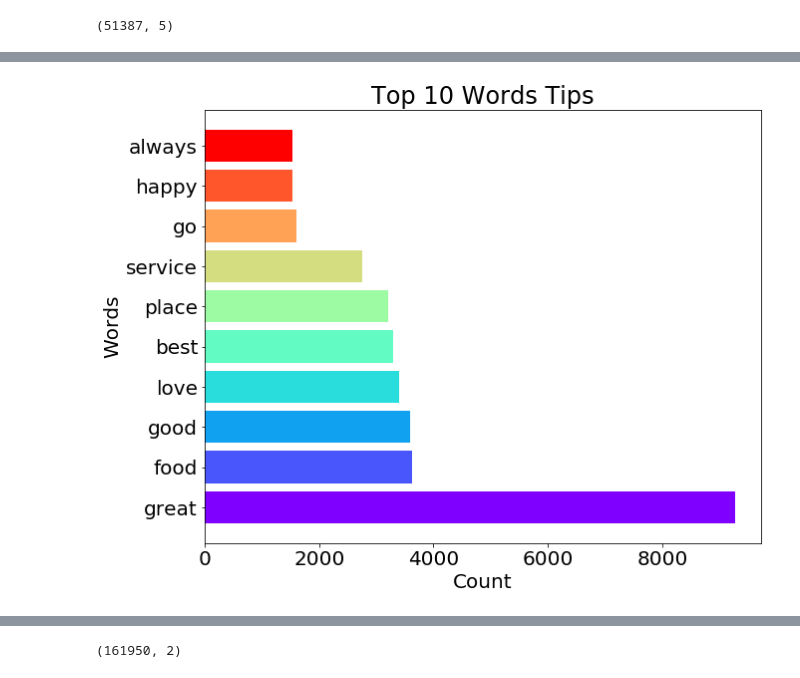
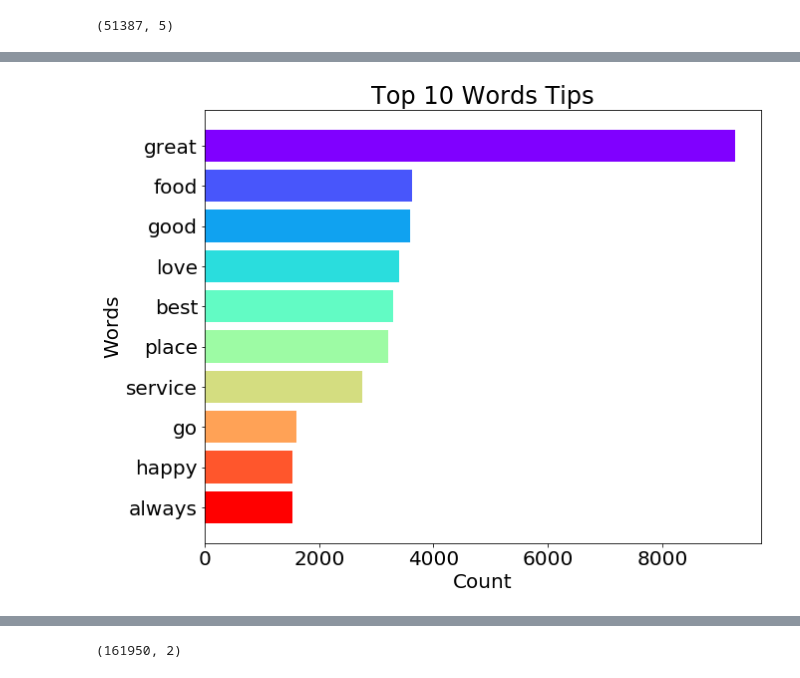
Before and after one commit to yuchild/yelp_cap3_jupyter, a Jupyter notebook: yelp_users_help_from_yelp.ipynb, the cells around one changed output, grey strips where cells are left out. Drawn from its saved outputs; the diff is of its cells as text; code cells hidden in the pictures.

```diff
--- a/yelp_users_help_from_yelp.ipynb
+++ b/yelp_users_help_from_yelp.ipynb
@@ -290,23 +261,24 @@ fig.savefig('png/wordcloud_tips.png')
 # %%
 stopwords = STOPWORDS
 stopwords.add('&')
 
 filtered_words = [word for word in all_tip_words_scott.split() if word not in stopwords]
 counted_words = Counter(filtered_words)
 
 words = []
 counts = []
 for letter, count in counted_words.most_common(10):
     words.append(letter)
     counts.append(count)
 
 colors = cm.rainbow(np.linspace(0, 1, 10))
 plt.figure(figsize=[10, 8])
 
 plt.title('Top 10 Words Tips')
 plt.xlabel('Count')
 plt.ylabel('Words')
+plt.gca().invert_yaxis()
 plt.barh(words, counts, color=colors);
-fig.savefig('png/top_10_words_tip.png')
+plt.savefig('png/top_10_words_tip.png')
 # %% [output]
-[figure, old version]
+[figure, new version]
```
Also changed, not shown: parts of 50 cells of this notebook, 12 other files.
